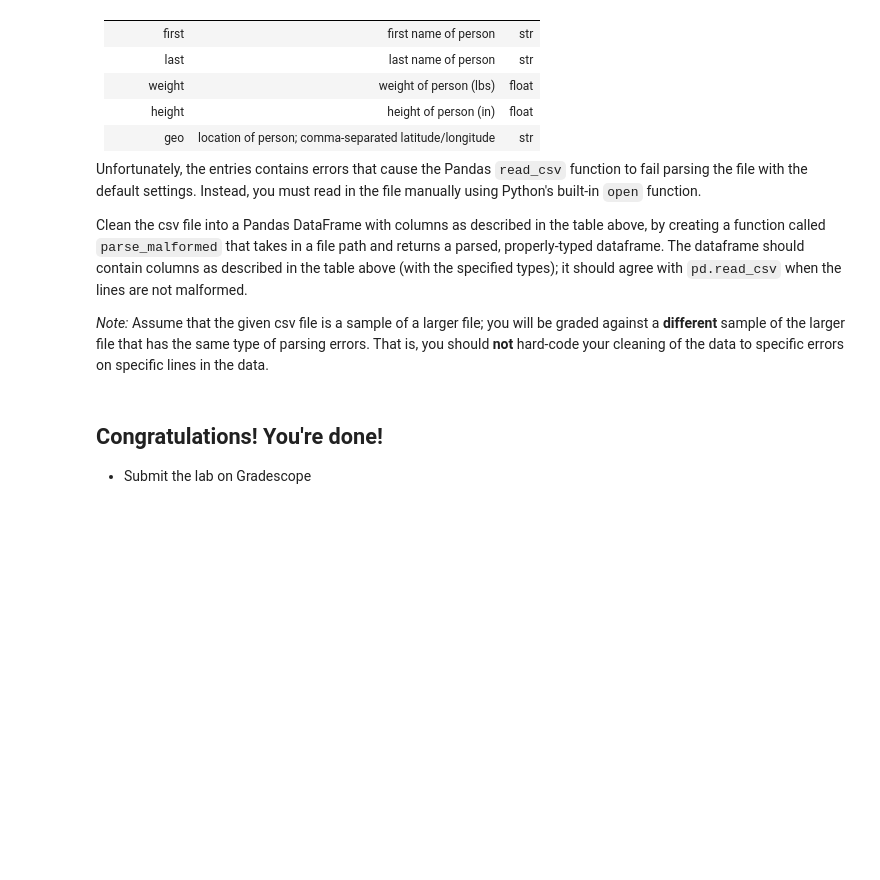
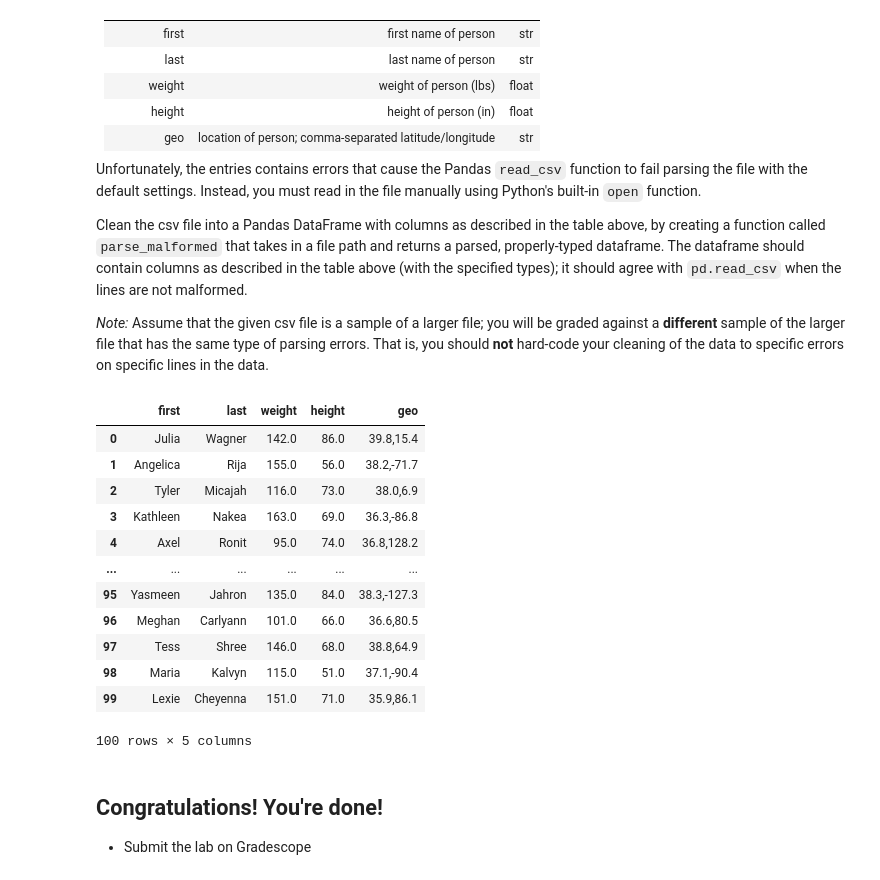
Before and after one commit to lks1227/dsc80-sp20, a Jupyter notebook: labs/lab01/lab01.ipynb, the cells around one changed output. Drawn from its saved outputs; the diff is of its cells as text; code cells hidden in the pictures; blank space fills up the shorter version.

```diff
--- a/labs/lab01/lab01.ipynb
+++ b/labs/lab01/lab01.ipynb
@@ -256,3 +320,45 @@ Clean the csv file into a Pandas DataFrame with columns as described in the tabl
+# %%
+a = open(fp)
+header = a.readline()
+header = header.replace('\n','')
+ls = header.split(',')
+df = pd.DataFrame(columns = ls)
+# %%
+lst = a.readlines()
+# %%
+for i in range(len(lst)):
+    lst[i] = lst[i].replace('"','')
+    lst[i] = lst[i].replace('\n','')
+# %%
+LiST = []
+for i in range(len(lst)):
+    l = lst[i].split(',')
+    if '' in l:
+        l.remove('')
+    LiST.append(l[0])
+    LiST.append(l[1])
+    LiST.append(float(l[2]))
+    LiST.append(float(l[3]))
+    LiST.append(l[4]+','+l[5])
+    lst[i] = LiST
+    LiST = []
+dfObj = pd.DataFrame(lst, columns = ls, index = range(len(lst)))
+# %%
+dfObj
+# %% [output]
+|  | first | last | weight | height | geo |
+| 0 | Julia | Wagner | 142.0 | 86.0 | 39.8,15.4 |
+| 1 | Angelica | Rija | 155.0 | 56.0 | 38.2,-71.7 |
+| 2 | Tyler | Micajah | 116.0 | 73.0 | 38.0,6.9 |
+| 3 | Kathleen | Nakea | 163.0 | 69.0 | 36.3,-86.8 |
+| 4 | Axel | Ronit | 95.0 | 74.0 | 36.8,128.2 |
+| ... | ... | ... | ... | ... | ... |
+| 95 | Yasmeen | Jahron | 135.0 | 84.0 | 38.3,-127.3 |
+| 96 | Meghan | Carlyann | 101.0 | 66.0 | 36.6,80.5 |
+| 97 | Tess | Shree | 146.0 | 68.0 | 38.8,64.9 |
+| 98 | Maria | Kalvyn | 115.0 | 51.0 | 37.1,-90.4 |
+| 99 | Lexie | Cheyenna | 151.0 | 71.0 | 35.9,86.1 |
+100 rows × 5 columns
 # %% [markdown]
 ## Congratulations! You're done!
 
```
Also changed, not shown: parts of 13 cells of this notebook, 5 other files.
